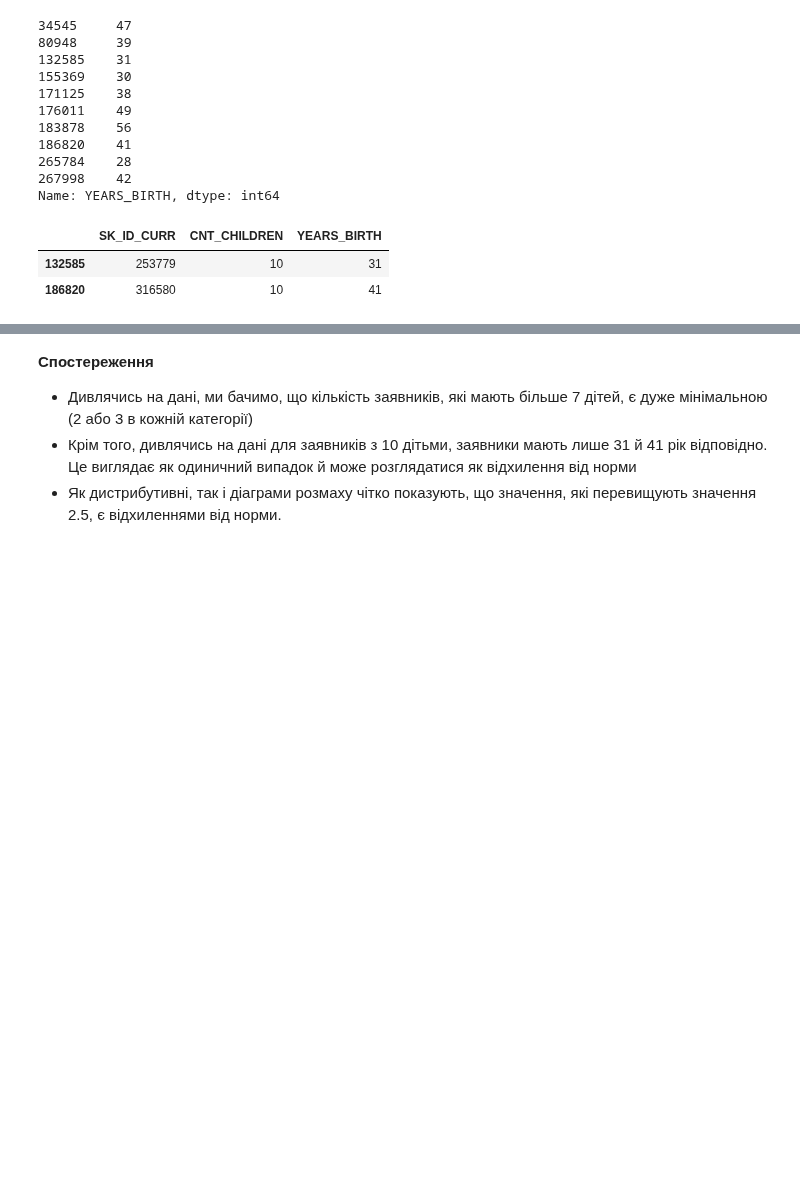
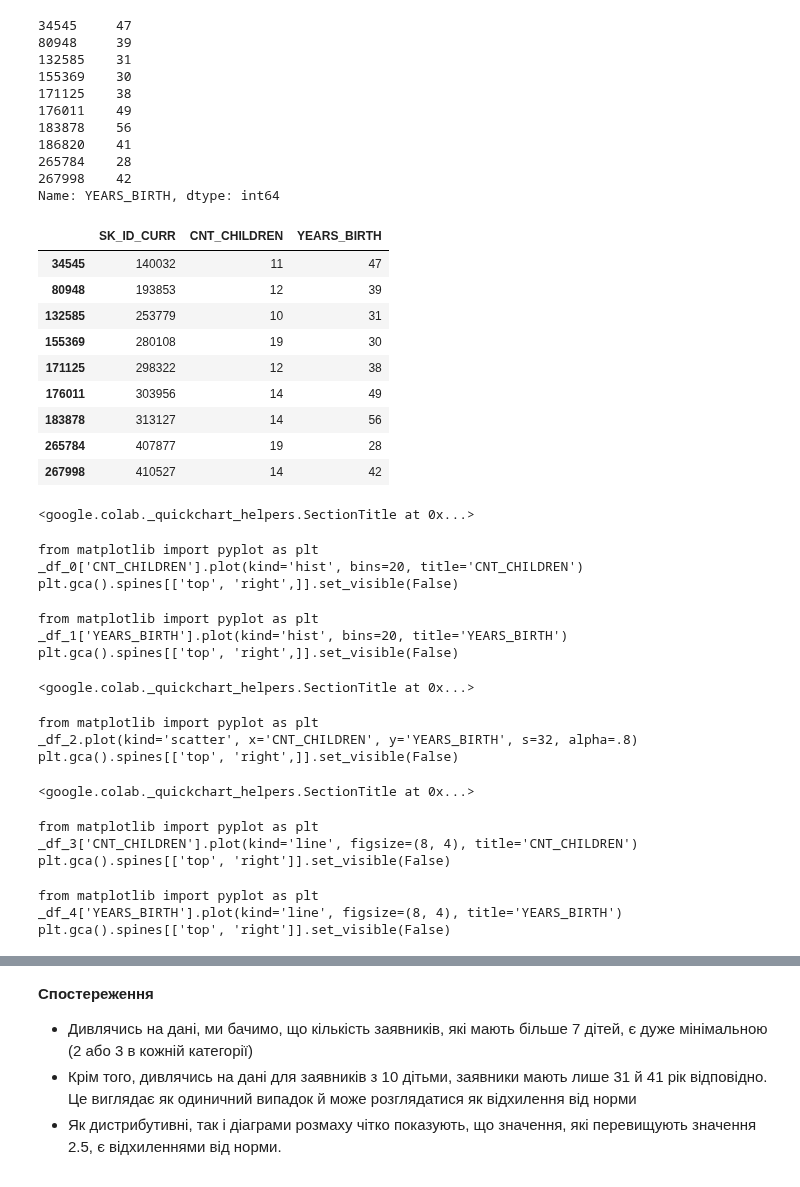
Before and after one commit to o-semenkova/ml_home_tasks, a Jupyter notebook: Credit EDA.ipynb, the cells around one changed output, grey strips where cells are left out. Saved outputs shown, nothing was run; the diff lists cells and outputs as text; code cells hidden in the pictures; blank space fills up the shorter version.

```diff
--- a/Credit EDA.ipynb
+++ b/Credit EDA.ipynb
@@ -1534,8 +1554,33 @@ df[df['CNT_CHILDREN'].isin(range(10,20))].YEARS_BIRTH
 267998    42
 Name: YEARS_BIRTH, dtype: int64
 # %%
-df[df['CNT_CHILDREN'].isin([10])][['SK_ID_CURR', 'CNT_CHILDREN', 'YEARS_BIRTH']]
+df[df['CNT_CHILDREN'].isin(range(10,20))][['SK_ID_CURR', 'CNT_CHILDREN', 'YEARS_BIRTH']]
 # %% [output]
 |  | SK_ID_CURR | CNT_CHILDREN | YEARS_BIRTH |
+| 34545 | 140032 | 11 | 47 |
+| 80948 | 193853 | 12 | 39 |
 | 132585 | 253779 | 10 | 31 |
-| 186820 | 316580 | 10 | 41 |
+| 155369 | 280108 | 19 | 30 |
+| 171125 | 298322 | 12 | 38 |
+| 176011 | 303956 | 14 | 49 |
+| 183878 | 313127 | 14 | 56 |
+| 265784 | 407877 | 19 | 28 |
+| 267998 | 410527 | 14 | 42 |
+<google.colab._quickchart_helpers.SectionTitle at 0x...>
+from matplotlib import pyplot as plt
+_df_0['CNT_CHILDREN'].plot(kind='hist', bins=20, title='CNT_CHILDREN')
+plt.gca().spines[['top', 'right',]].set_visible(False)
+from matplotlib import pyplot as plt
+_df_1['YEARS_BIRTH'].plot(kind='hist', bins=20, title='YEARS_BIRTH')
+plt.gca().spines[['top', 'right',]].set_visible(False)
+<google.colab._quickchart_helpers.SectionTitle at 0x...>
+from matplotlib import pyplot as plt
+_df_2.plot(kind='scatter', x='CNT_CHILDREN', y='YEARS_BIRTH', s=32, alpha=.8)
+plt.gca().spines[['top', 'right',]].set_visible(False)
+<google.colab._quickchart_helpers.SectionTitle at 0x...>
+from matplotlib import pyplot as plt
+_df_3['CNT_CHILDREN'].plot(kind='line', figsize=(8, 4), title='CNT_CHILDREN')
+plt.gca().spines[['top', 'right']].set_visible(False)
+from matplotlib import pyplot as plt
+_df_4['YEARS_BIRTH'].plot(kind='line', figsize=(8, 4), title='YEARS_BIRTH')
+plt.gca().spines[['top', 'right']].set_visible(False)
```
Also changed, not shown: parts of 64 cells of this notebook.
